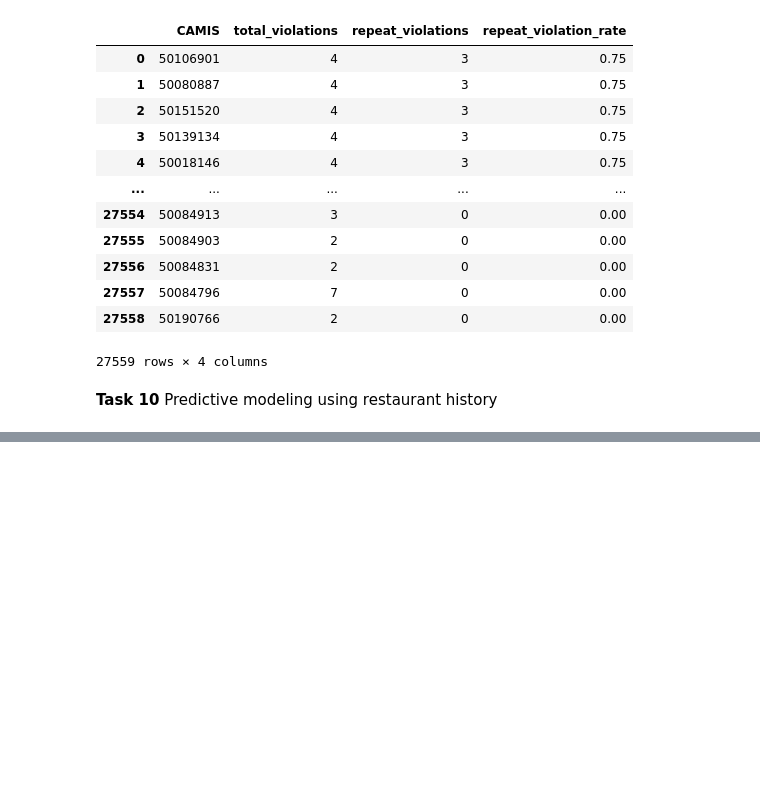
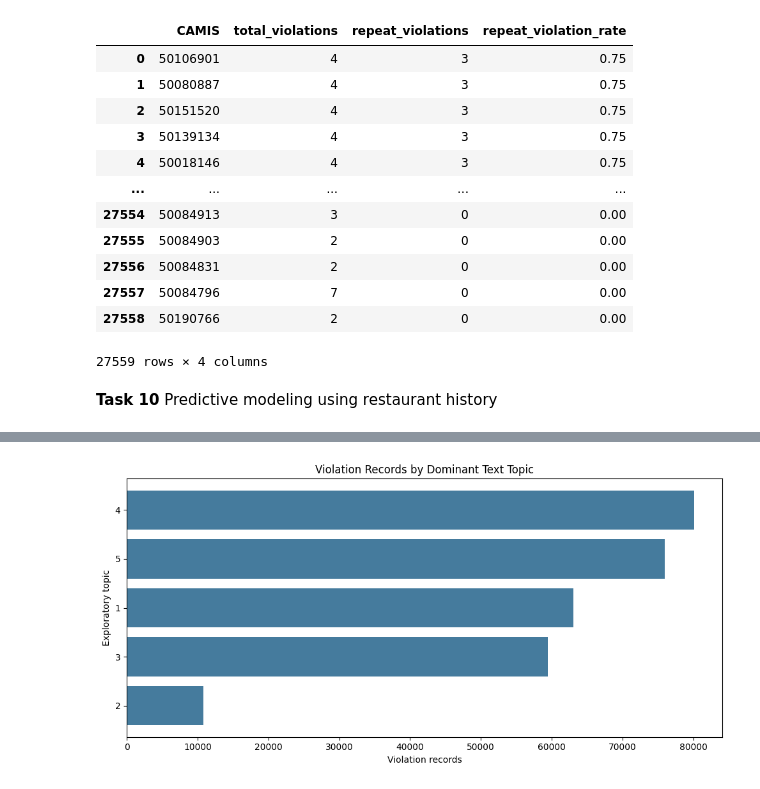
Before and after one commit to estvjana/nyc-restaurant-inspections, a Jupyter notebook: 05_EDA.ipynb, the cells around one changed output, grey strips where cells are left out. Saved outputs shown, nothing was run; the diff lists cells and outputs as text; code cells hidden in the pictures; blank space fills up the shorter version.

```diff
--- a/05_EDA.ipynb
+++ b/05_EDA.ipynb
@@ -351,0 +924,66 @@ model_performance
+# %%
+from sklearn.decomposition import NMF
+from sklearn.feature_extraction.text import TfidfVectorizer
+
+description_counts = (
+    violation_rows["VIOLATION DESCRIPTION"]
+    .dropna()
+    .str.strip()
+    .loc[lambda descriptions: descriptions.ne("")]
+    .value_counts()
+)
+violation_documents = description_counts.index.to_list()
+vectorizer = TfidfVectorizer(
+    stop_words="english",
+    ngram_range=(1, 2),
+    min_df=2,
+    max_features=1500,
+    token_pattern=r"(?u)\b[a-zA-Z][a-zA-Z]+\b",
+)
+tfidf_matrix = vectorizer.fit_transform(violation_documents)
+topic_model = NMF(
+    n_components=5,
+    init="nndsvda",
+    max_iter=500,
+    random_state=42,
+)
+document_topic_weights = topic_model.fit_transform(tfidf_matrix)
+feature_terms = vectorizer.get_feature_names_out()
+dominant_topics = document_topic_weights.argmax(axis=1)
+
+topic_rows = []
+for topic_number, topic_weights in enumerate(topic_model.components_):
+    top_term_indices = topic_weights.argsort()[::-1][:8]
+    topic_documents_mask = dominant_topics == topic_number
+    topic_document_indices = np.flatnonzero(topic_documents_mask)
+    representative_indices = topic_document_indices[
+        document_topic_weights[topic_document_indices, topic_number].argsort()[::-1][:3]
+    ]
+    topic_rows.append(
+        {
+            "topic": topic_number + 1,
+            "top_terms": ", ".join(feature_terms[top_term_indices]),
+            "unique_descriptions": int(topic_documents_mask.sum()),
+            "violation_records": int(
+                description_counts.iloc[topic_document_indices].sum()
+            ),
+            "representative_descriptions": " | ".join(
+                violation_documents[index][:140] for index in representative_indices
+            ),
+        }
+    )
+
+violation_topics = pd.DataFrame(topic_rows).sort_values(
+    "violation_records", ascending=False
+)
+display(violation_topics)
+
+fig, ax = plt.subplots(figsize=(10, 5))
+topic_plot = violation_topics.sort_values("violation_records")
+ax.barh(topic_plot["topic"].astype(str), topic_plot["violation_records"], color="#457b9d")
+ax.set_title("Violation Records by Dominant Text Topic")
+ax.set_xlabel("Violation records")
+ax.set_ylabel("Exploratory topic")
+fig.tight_layout()
+plt.show()
+# %% [output]
@@ -351,0 +996 @@ model_performance
+[figure, added]
```
Also changed, not shown: parts of 11 cells of this notebook.
